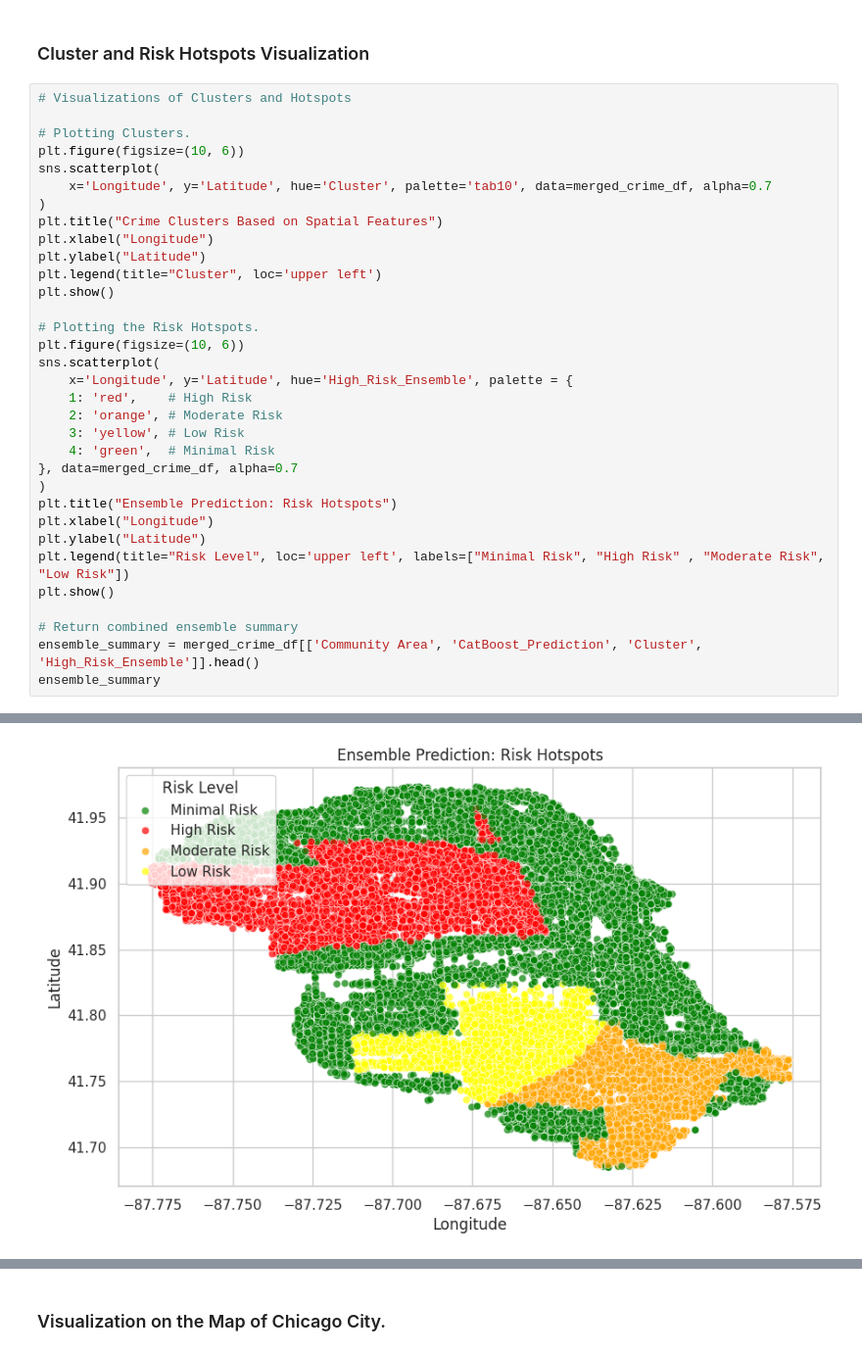
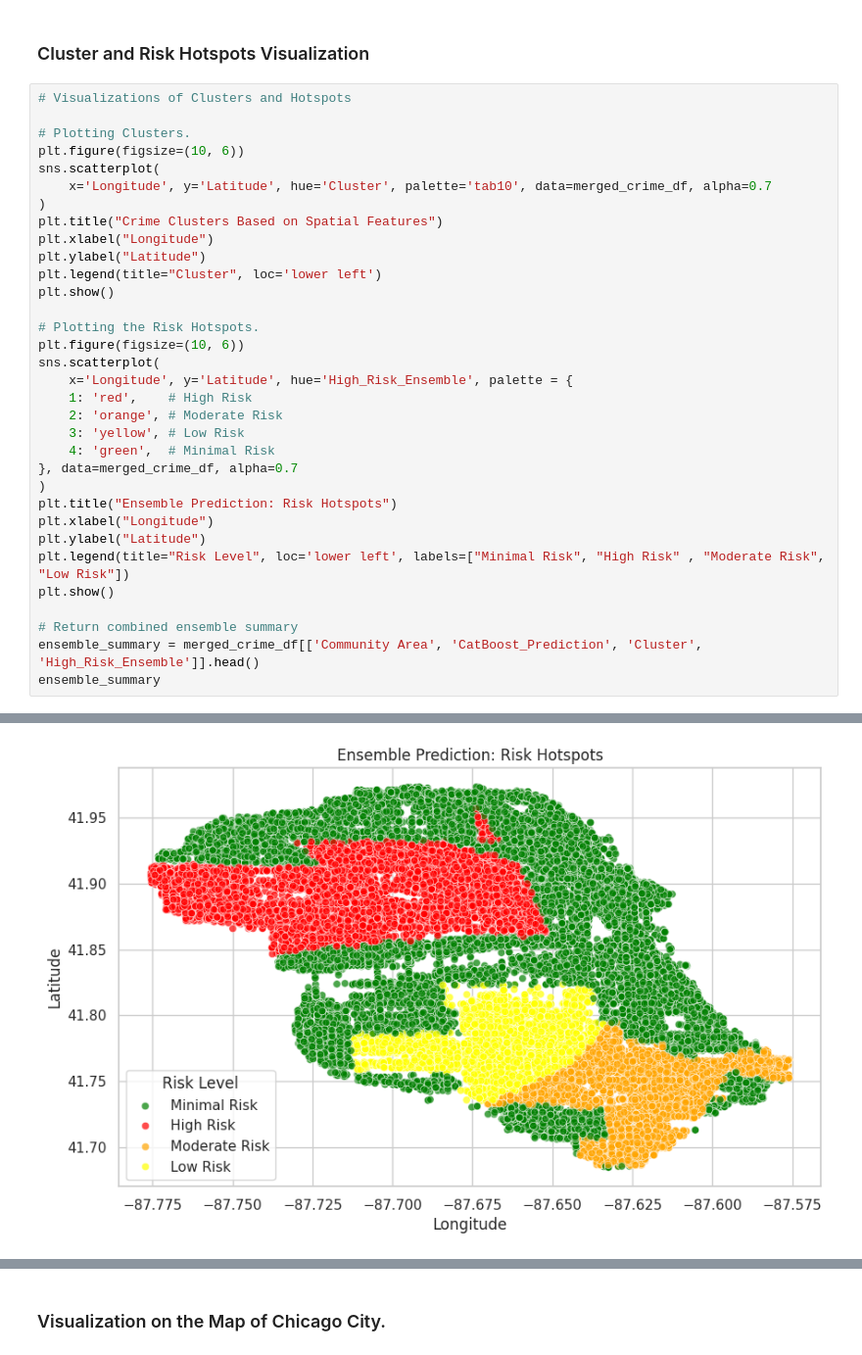
Before and after one commit to R-Mohnish-Kumar/Unveiling-Crime-Patterns-in-Chicago-A-Topic-Modeling-and-Hotspot-Analysis-Approach., a Jupyter notebook: Unveiling_Crime_Patterns_in_Chicago_A_Topic_Modeling_and_Hotspot_Analysis_Approach.ipynb, the cells around one changed output, grey strips where cells are left out. Shown at 98% size. Drawn from its saved outputs; the diff is of its cells as text.

```diff
--- a/Unveiling_Crime_Patterns_in_Chicago_A_Topic_Modeling_and_Hotspot_Analysis_Approach.ipynb
+++ b/Unveiling_Crime_Patterns_in_Chicago_A_Topic_Modeling_and_Hotspot_Analysis_Approach.ipynb
@@ -837,7 +844,7 @@ sns.scatterplot(
 plt.title("Crime Clusters Based on Spatial Features")
 plt.xlabel("Longitude")
 plt.ylabel("Latitude")
-plt.legend(title="Cluster", loc='upper left')
+plt.legend(title="Cluster", loc='lower left')
 plt.show()
 
 # Plotting the Risk Hotspots.
@@ -853,7 +860,7 @@ sns.scatterplot(
 plt.title("Ensemble Prediction: Risk Hotspots")
 plt.xlabel("Longitude")
 plt.ylabel("Latitude")
-plt.legend(title="Risk Level", loc='upper left', labels=["Minimal Risk", "High Risk" , "Moderate Risk", "Low Risk"])
+plt.legend(title="Risk Level", loc='lower left', labels=["Minimal Risk", "High Risk" , "Moderate Risk", "Low Risk"])
 plt.show()
 
 # Return combined ensemble summary
@@ -864,4 +871,4 @@ ensemble_summary
-[figure, old version]
+[figure, new version]
 |  | Community Area | CatBoost_Prediction | Cluster | High_Risk_Ensemble |
 | 0 | WOODLAWN | 0 | 0 | 4 |
 | 1 | WEST TOWN | 1 | 1 | 1 |
```
Also changed, not shown: parts of 13 cells of this notebook.
